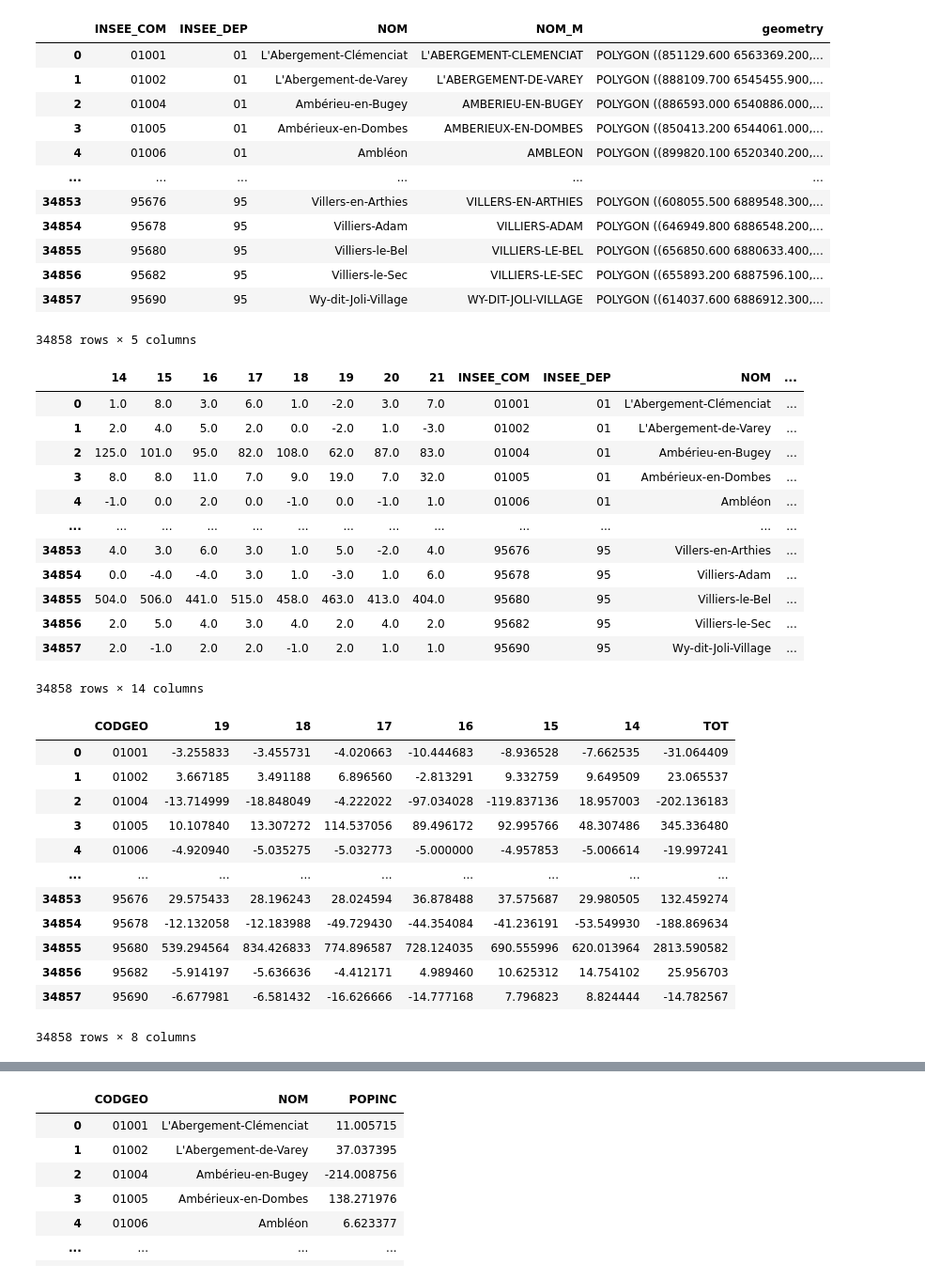
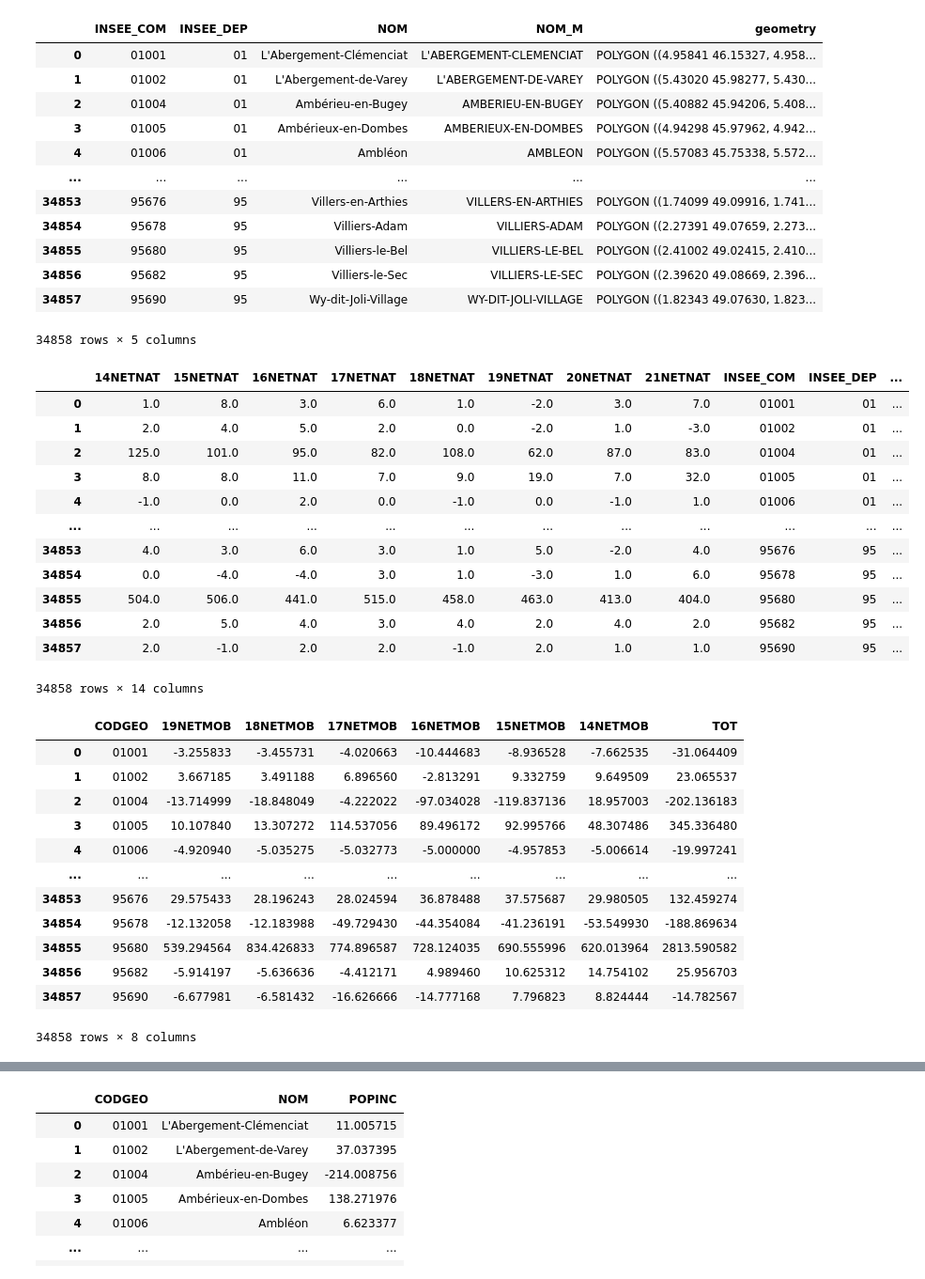
Before and after one commit to simoncappe/Projet-Info-S2--D-clin-d-mographique, a Jupyter notebook: POPINC.ipynb, the cells around one changed output, grey strips where cells are left out. Shown: that part at 94% size. Saved outputs shown, nothing was run; the diff lists cells and outputs as text; code cells hidden in the pictures.

```diff
--- a/POPINC.ipynb
+++ b/POPINC.ipynb
@@ -9,7 +9,7 @@ from shapely.geometry import Point, LineString, Polygon, MultiPolygon
 import geopandas as gpd
 # %%
 # extraction des shapefiles
-shp_arr = gpd.read_file(
+'''shp_arr = gpd.read_file(
     'data\Arrondissements municipal/ARRONDISSEMENT_MUNICIPAL.shp')  # arrondissements de Paris,Lyon et Marseille
 shp_arr['INSEE_COM'] = shp_arr['INSEE_ARM']
 shp_arr = shp_arr[['ID', 'NOM', 'NOM_M',
@@ -22,48 +22,49 @@ gdp = gdp[(gdp.INSEE_COM != '75056') & (
     gdp.INSEE_COM != '69123') & (gdp.INSEE_COM != '13055')]
 index = list(gdp['INSEE_COM'])
 gdp = gpd.GeoDataFrame(gdp).set_index('INSEE_COM').sort_index(
-).reset_index()[['INSEE_COM','INSEE_DEP', 'NOM', 'NOM_M', 'geometry']]
+).reset_index()[['INSEE_COM','INSEE_DEP', 'NOM', 'NOM_M', 'geometry']]'''
+gdp = gpd.read_file('data\/france\/france.shp')
 gdp
 # %% [output]
 |  | INSEE_COM | INSEE_DEP | NOM | NOM_M | geometry |
-| 0 | 01001 | 01 | L'Abergement-Clémenciat | L'ABERGEMENT-CLEMENCIAT | POLYGON ((851129.600 6563369.200,... |
-| 1 | 01002 | 01 | L'Abergement-de-Varey | L'ABERGEMENT-DE-VAREY | POLYGON ((888109.700 6545455.900,... |
-| 2 | 01004 | 01 | Ambérieu-en-Bugey | AMBERIEU-EN-BUGEY | POLYGON ((886593.000 6540886.000,... |
-| 3 | 01005 | 01 | Ambérieux-en-Dombes | AMBERIEUX-EN-DOMBES | POLYGON ((850413.200 6544061.000,... |
-| 4 | 01006 | 01 | Ambléon | AMBLEON | POLYGON ((899820.100 6520340.200,... |
+| 0 | 01001 | 01 | L'Abergement-Clémenciat | L'ABERGEMENT-CLEMENCIAT | POLYGON ((4.95841 46.15327, 4.958... |
+| 1 | 01002 | 01 | L'Abergement-de-Varey | L'ABERGEMENT-DE-VAREY | POLYGON ((5.43020 45.98277, 5.430... |
+| 2 | 01004 | 01 | Ambérieu-en-Bugey | AMBERIEU-EN-BUGEY | POLYGON ((5.40882 45.94206, 5.408... |
+| 3 | 01005 | 01 | Ambérieux-en-Dombes | AMBERIEUX-EN-DOMBES | POLYGON ((4.94298 45.97962, 4.942... |
+| 4 | 01006 | 01 | Ambléon | AMBLEON | POLYGON ((5.57083 45.75338, 5.572... |
 | ... | ... | ... | ... | ... | ... |
-| 34853 | 95676 | 95 | Villers-en-Arthies | VILLERS-EN-ARTHIES | POLYGON ((608055.500 6889548.300,... |
-| 34854 | 95678 | 95 | Villiers-Adam | VILLIERS-ADAM | POLYGON ((646949.800 6886548.200,... |
-| 34855 | 95680 | 95 | Villiers-le-Bel | VILLIERS-LE-BEL | POLYGON ((656850.600 6880633.400,... |
-| 34856 | 95682 | 95 | Villiers-le-Sec | VILLIERS-LE-SEC | POLYGON ((655893.200 6887596.100,... |
-| 34857 | 95690 | 95 | Wy-dit-Joli-Village | WY-DIT-JOLI-VILLAGE | POLYGON ((614037.600 6886912.300,... |
+| 34853 | 95676 | 95 | Villers-en-Arthies | VILLERS-EN-ARTHIES | POLYGON ((1.74099 49.09916, 1.741... |
+| 34854 | 95678 | 95 | Villiers-Adam | VILLIERS-ADAM | POLYGON ((2.27391 49.07659, 2.273... |
+| 34855 | 95680 | 95 | Villiers-le-Bel | VILLIERS-LE-BEL | POLYGON ((2.41002 49.02415, 2.410... |
+| 34856 | 95682 | 95 | Villiers-le-Sec | VILLIERS-LE-SEC | POLYGON ((2.39620 49.08669, 2.396... |
+| 34857 | 95690 | 95 | Wy-dit-Joli-Village | WY-DIT-JOLI-VILLAGE | POLYGON ((1.82343 49.07630, 1.823... |
 34858 rows × 5 columns
 # %%
 birth = pd.read_csv('data/base_naissances_2021.csv',
                     sep=';', index_col='CODGEO')  # naissances depuis 2014
 death = pd.read_csv('data/base_deces_2021.csv', sep=';',
                     index_col='CODGEO')  # morts depuis 2014
-DEATHS = death.rename(columns={'DECESD14': '14', 'DECESD15': '15', 'DECESD16': '16', 'DECESD17': '17', 'DECESD18': '18', 'DECESD19': '19',
-                               'DECESD20': '20', 'DECESD21': '21'})
-BIRTHS = birth.rename(columns={'NAISD14': '14', 'NAISD15': '15', 'NAISD16': '16', 'NAISD17': '17', 'NAISD18': '18', 'NAISD19': '19',
-                               'NAISD20': '20', 'NAISD21': '21'})
+DEATHS = death.rename(columns={'DECESD14': '14NETNAT', 'DECESD15': '15NETNAT', 'DECESD16': '16NETNAT', 'DECESD17': '17NETNAT', 'DECESD18': '18NETNAT', 'DECESD19': '19NETNAT',
+                               'DECESD20': '20NETNAT', 'DECESD21': '21NETNAT'})
+BIRTHS = birth.rename(columns={'NAISD14': '14NETNAT', 'NAISD15': '15NETNAT', 'NAISD16': '16NETNAT', 'NAISD17': '17NETNAT', 'NAISD18': '18NETNAT', 'NAISD19': '19NETNAT',
+                               'NAISD20': '20NETNAT', 'NAISD21': '21NETNAT'})
 NETNAT = (BIRTHS-DEATHS).merge(gdp, how='right',
                                left_on='CODGEO', right_on='INSEE_COM')  # NATURAL CHANGE
 NETNAT['TOT'] = NETNAT[NETNAT.columns[0:5]].sum(axis=1)
 NETNAT
 # %% [output]
-|  | 14 | 15 | 16 | 17 | 18 | 19 | 20 | 21 | INSEE_COM | INSEE_DEP | NOM | ... |
-| 0 | 1.0 | 8.0 | 3.0 | 6.0 | 1.0 | -2.0 | 3.0 | 7.0 | 01001 | 01 | L'Abergement-Clémenciat | ... |
-| 1 | 2.0 | 4.0 | 5.0 | 2.0 | 0.0 | -2.0 | 1.0 | -3.0 | 01002 | 01 | L'Abergement-de-Varey | ... |
-| 2 | 125.0 | 101.0 | 95.0 | 82.0 | 108.0 | 62.0 | 87.0 | 83.0 | 01004 | 01 | Ambérieu-en-Bugey | ... |
-| 3 | 8.0 | 8.0 | 11.0 | 7.0 | 9.0 | 19.0 | 7.0 | 32.0 | 01005 | 01 | Ambérieux-en-Dombes | ... |
-| 4 | -1.0 | 0.0 | 2.0 | 0.0 | -1.0 | 0.0 | -1.0 | 1.0 | 01006 | 01 | Ambléon | ... |
-| ... | ... | ... | ... | ... | ... | ... | ... | ... | ... | ... | ... | ... |
-| 34853 | 4.0 | 3.0 | 6.0 | 3.0 | 1.0 | 5.0 | -2.0 | 4.0 | 95676 | 95 | Villers-en-Arthies | ... |
-| 34854 | 0.0 | -4.0 | -4.0 | 3.0 | 1.0 | -3.0 | 1.0 | 6.0 | 95678 | 95 | Villiers-Adam | ... |
-| 34855 | 504.0 | 506.0 | 441.0 | 515.0 | 458.0 | 463.0 | 413.0 | 404.0 | 95680 | 95 | Villiers-le-Bel | ... |
-| 34856 | 2.0 | 5.0 | 4.0 | 3.0 | 4.0 | 2.0 | 4.0 | 2.0 | 95682 | 95 | Villiers-le-Sec | ... |
-| 34857 | 2.0 | -1.0 | 2.0 | 2.0 | -1.0 | 2.0 | 1.0 | 1.0 | 95690 | 95 | Wy-dit-Joli-Village | ... |
+|  | 14NETNAT | 15NETNAT | 16NETNAT | 17NETNAT | 18NETNAT | 19NETNAT | 20NETNAT | 21NETNAT | INSEE_COM | INSEE_DEP | ... |
+| 0 | 1.0 | 8.0 | 3.0 | 6.0 | 1.0 | -2.0 | 3.0 | 7.0 | 01001 | 01 | ... |
+| 1 | 2.0 | 4.0 | 5.0 | 2.0 | 0.0 | -2.0 | 1.0 | -3.0 | 01002 | 01 | ... |
+| 2 | 125.0 | 101.0 | 95.0 | 82.0 | 108.0 | 62.0 | 87.0 | 83.0 | 01004 | 01 | ... |
+| 3 | 8.0 | 8.0 | 11.0 | 7.0 | 9.0 | 19.0 | 7.0 | 32.0 | 01005 | 01 | ... |
+| 4 | -1.0 | 0.0 | 2.0 | 0.0 | -1.0 | 0.0 | -1.0 | 1.0 | 01006 | 01 | ... |
+| ... | ... | ... | ... | ... | ... | ... | ... | ... | ... | ... | ... |
+| 34853 | 4.0 | 3.0 | 6.0 | 3.0 | 1.0 | 5.0 | -2.0 | 4.0 | 95676 | 95 | ... |
+| 34854 | 0.0 | -4.0 | -4.0 | 3.0 | 1.0 | -3.0 | 1.0 | 6.0 | 95678 | 95 | ... |
+| 34855 | 504.0 | 506.0 | 441.0 | 515.0 | 458.0 | 463.0 | 413.0 | 404.0 | 95680 | 95 | ... |
+| 34856 | 2.0 | 5.0 | 4.0 | 3.0 | 4.0 | 2.0 | 4.0 | 2.0 | 95682 | 95 | ... |
+| 34857 | 2.0 | -1.0 | 2.0 | 2.0 | -1.0 | 2.0 | 1.0 | 1.0 | 95690 | 95 | ... |
 34858 rows × 14 columns
 # %%
 def extract_NETMOB(path, year, sep=';'):
@@ -116,22 +117,22 @@ def extract_NETMOB(path, year, sep=';'):
 
 
 NETMOB = pd.DataFrame(list(gdp['INSEE_COM']), columns=['CODGEO'])
-NETMOB['19'] = extract_NETMOB(
+NETMOB['19NETMOB'] = extract_NETMOB(
     'data\Base-flux-mobilite-residentielle-2019.csv', '19')['NETMOB']
-NETMOB['18'] = extract_NETMOB(
+NETMOB['18NETMOB'] = extract_NETMOB(
     'data\Base-flux-mobilite-residentielle-2018.csv', '18')['NETMOB']
-NETMOB['17'] = extract_NETMOB(
+NETMOB['17NETMOB'] = extract_NETMOB(
     'data\Base-flux-mobilite-residentielle-2017.csv', '17')['NETMOB']
-NETMOB['16'] = extract_NETMOB(
+NETMOB['16NETMOB'] = extract_NETMOB(
     'data\Base-texte-flux-mobilite-residentielle-2016.csv', '16', sep=',')['NETMOB']
-NETMOB['15'] = extract_NETMOB(
+NETMOB['15NETMOB'] = extract_NETMOB(
     'data\Base-texte-flux-mobilite-residentielle-2015.csv', '15', sep=',')['NETMOB']
-NETMOB['14'] = extract_NETMOB(
+NETMOB['14NETMOB'] = extract_NETMOB(
     'data\Base-texte-flux-mobilite-residentielle-2014.csv', '14', sep=',')['NETMOB']
 NETMOB['TOT'] = NETMOB[NETMOB.columns[3:]].sum(axis=1)
 NETMOB
 # %% [output]
-|  | CODGEO | 19 | 18 | 17 | 16 | 15 | 14 | TOT |
+|  | CODGEO | 19NETMOB | 18NETMOB | 17NETMOB | 16NETMOB | 15NETMOB | 14NETMOB | TOT |
 | 0 | 01001 | -3.255833 | -3.455731 | -4.020663 | -10.444683 | -8.936528 | -7.662535 | -31.064409 |
 | 1 | 01002 | 3.667185 | 3.491188 | 6.896560 | -2.813291 | 9.332759 | 9.649509 | 23.065537 |
 | 2 | 01004 | -13.714999 | -18.848049 | -4.222022 | -97.034028 | -119.837136 | 18.957003 | -202.136183 |
```
Also changed, not shown: parts of 7 cells of this notebook, 2 other files.
